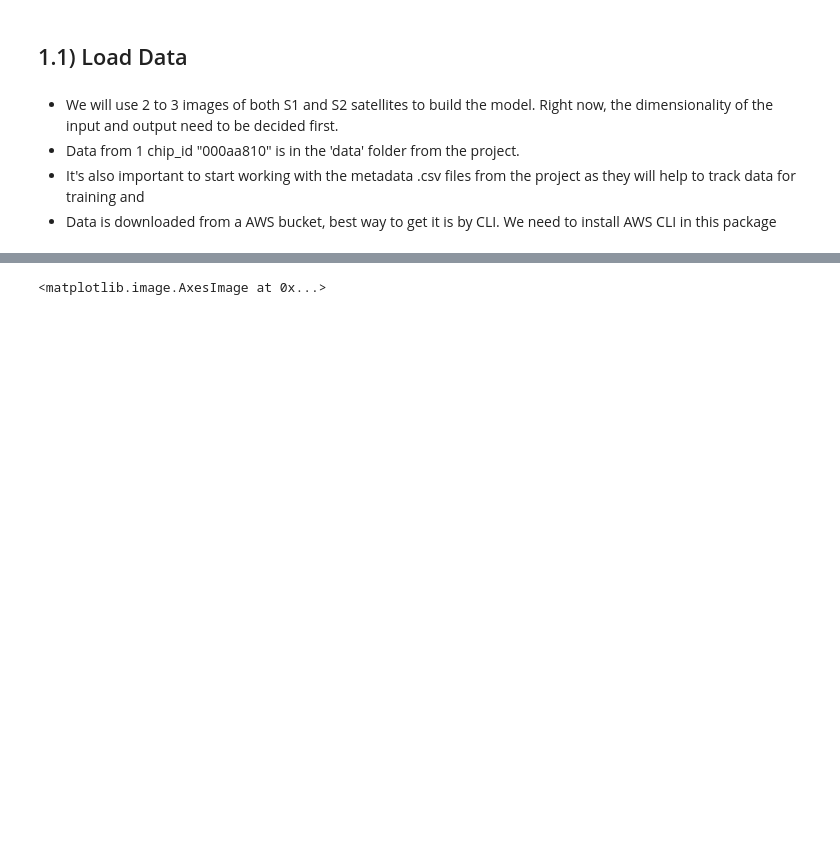
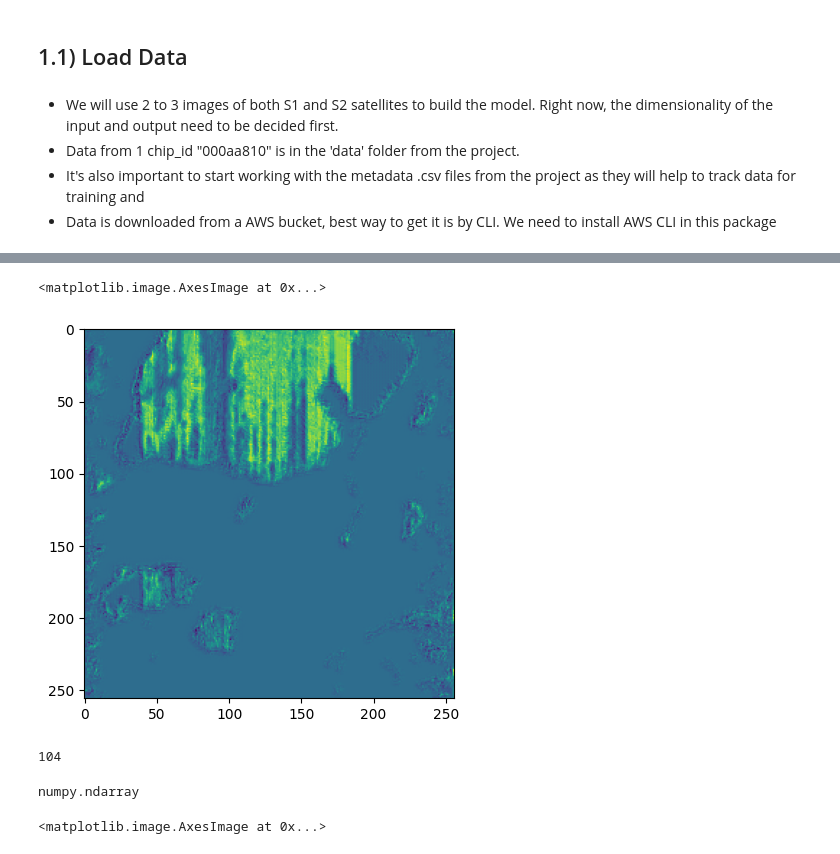
Before and after one commit to sofiammatias/project-biomassters, a Jupyter notebook: notebooks/Emile_model.ipynb, the cells around one changed output, grey strips where cells are left out. Drawn from its saved outputs; the diff is of its cells as text; code cells hidden in the pictures; blank space fills up the shorter version.

```diff
--- a/notebooks/Emile_model.ipynb
+++ b/notebooks/Emile_model.ipynb
@@ -204,20 +204,21 @@ def build_model(input_layer, start_neurons):
 
     return model
 
-input_layer = Input((256, 256,180))
+input_layer = Input((256, 256,15))
 #output_layer = build_model(input_layer, 16)
 # %%
+from tensorflow.keras.metrics import RootMeanSquaredError as rmse
+
 model = build_model(input_layer,16)
-model.compile(loss='mse',optimizer='adam',metrics=['mse'])
+model.compile(loss='mse',optimizer='rmsprop',metrics=rmse())
+# optimiszer ?? adam
 # %%
-y_ = tf.expand_dims(y,axis=0)
-x_ = tf.expand_dims(layerS1_0,axis=0)
-x_pred_ = tf.expand_dims(layerS1_0,axis=0)
-
+# y_ = tf.expand_dims(y,axis=0)
+# x_ = tf.expand_dims(layerS1_0,axis=0)
+# x_pred_ = tf.expand_dims(layerS1_0,axis=0)
+testing = 0.3
 
 tf.config.run_functions_eagerly(True)
-model.fit(x_,y_,epochs=5)
-pred = model.predict(x_pred_)
-predict = squeeze(pred)
-model.evaluate(x_pred_,y_)
+model.fit(input_XS[:int(len(input_XS)*(1-testing))],input_y[:int(len(input_XS)*(1-testing))],epochs=1)
+model.evaluate(input_XS[:int(len(input_XS)*(testing))],input_y[:int(len(input_XS)*(testing))])
 # %% [output]
@@ -236,0 +228,2 @@ Epoch 5/5
+# %%
+predict = model.predict(tf.expand_dims(input_XS[0],axis=0))
@@ -237,3 +237,17 @@ Epoch 5/5
+# %%
+plt.imshow(predict.squeeze())
+# %% [output]
+<matplotlib.image.AxesImage at 0x...>
+[figure, added]
+# %%
+testing = 0.3
+len(input_XS[:int(len(input_XS)*testing)])
+# %% [output]
+104
+# %%
+type(XS[0])
+# %% [output]
+numpy.ndarray
 # %%
 fig, ((ax1, ax2),( ax3, ax4)) = plt.subplots(2,2)
 n=10
```
Also changed, not shown: parts of 14 cells of this notebook.
